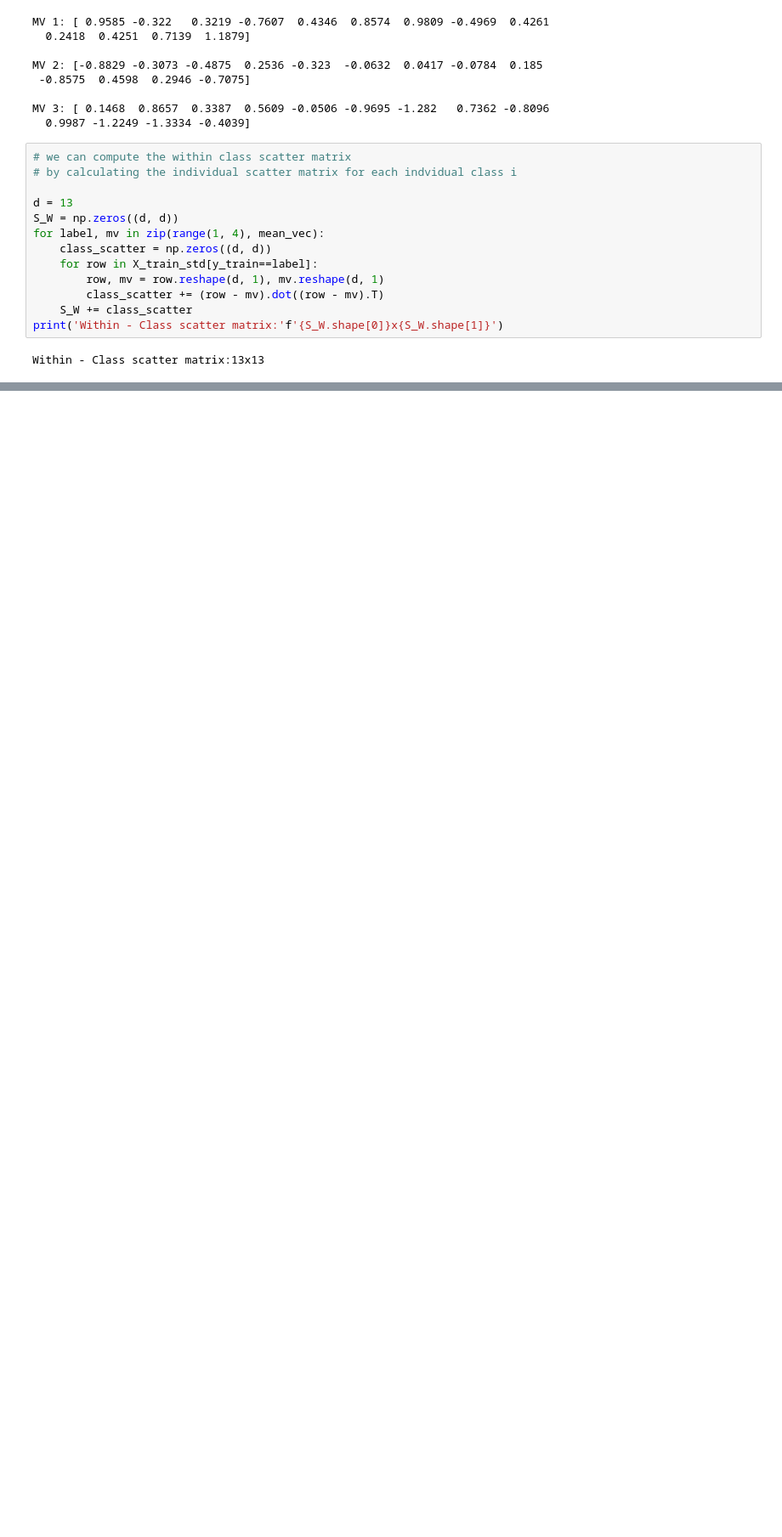
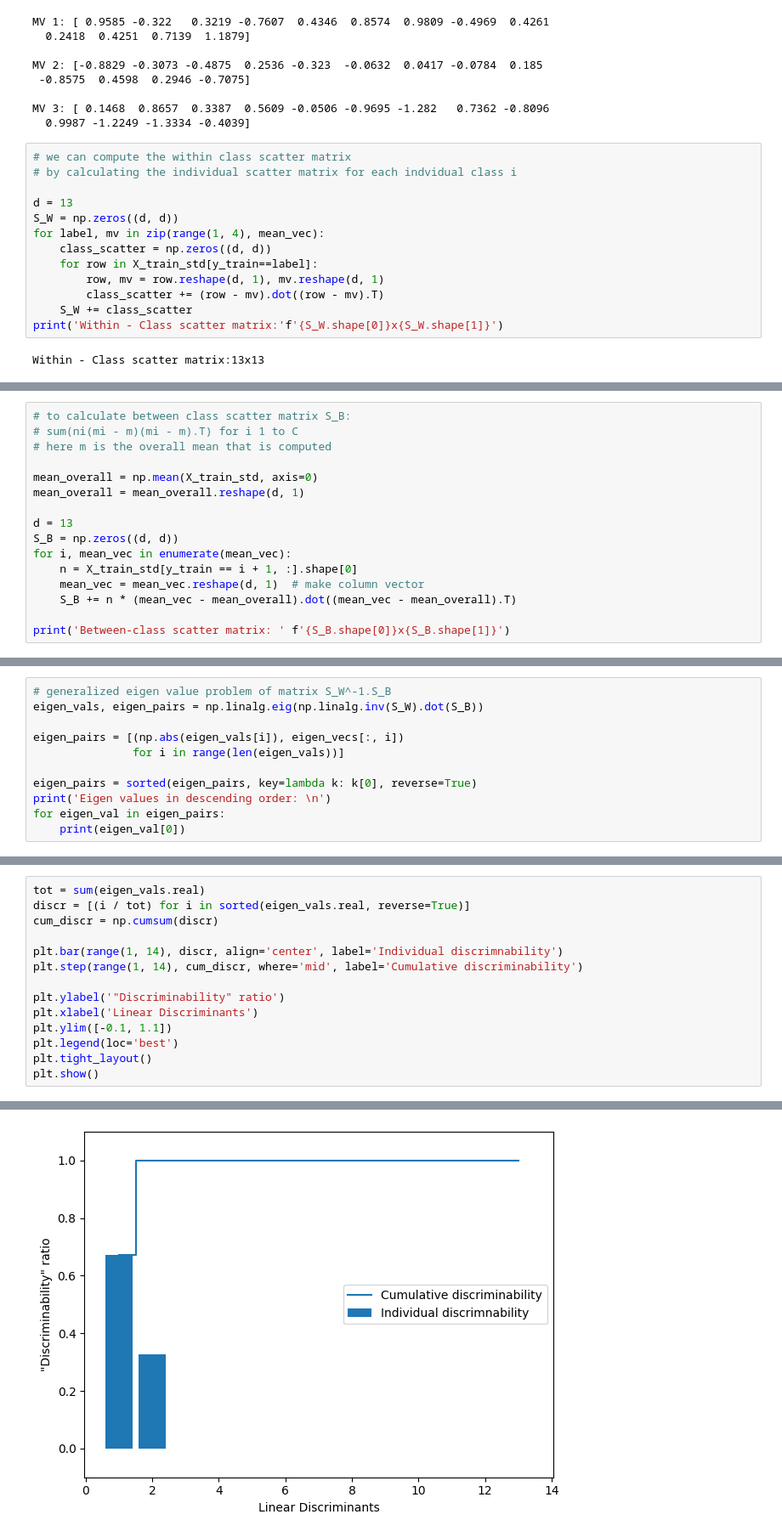
Before and after one commit to MonuSingh16/code-practice-courses-books, a Jupyter notebook: machine-learning-python/ch05-dimensionality-reduction.ipynb, the cells around one changed output, grey strips where cells are left out. Shown: that part at 85% size. Drawn from its saved outputs; the diff is of its cells as text; blank space fills up the shorter version.

```diff
--- a/machine-learning-python/ch05-dimensionality-reduction.ipynb
+++ b/machine-learning-python/ch05-dimensionality-reduction.ipynb
@@ -246,0 +256,16 @@ class label distribution: [41 50 33]
+# %%
+# to calculate between class scatter matrix S_B:
+# sum(ni(mi - m)(mi - m).T) for i 1 to C
+# here m is the overall mean that is computed
+
+mean_overall = np.mean(X_train_std, axis=0)
+mean_overall = mean_overall.reshape(d, 1)
+
+d = 13
+S_B = np.zeros((d, d))
+for i, mean_vec in enumerate(mean_vec):
+    n = X_train_std[y_train == i + 1, :].shape[0]
+    mean_vec = mean_vec.reshape(d, 1)  # make column vector
+    S_B += n * (mean_vec - mean_overall).dot((mean_vec - mean_overall).T)
+
+print('Between-class scatter matrix: ' f'{S_B.shape[0]}x{S_B.shape[1]}')
@@ -246,0 +276,11 @@ class label distribution: [41 50 33]
+# %%
+# generalized eigen value problem of matrix S_W^-1.S_B
+eigen_vals, eigen_pairs = np.linalg.eig(np.linalg.inv(S_W).dot(S_B))
+
+eigen_pairs = [(np.abs(eigen_vals[i]), eigen_vecs[:, i])
+               for i in range(len(eigen_vals))]
+
+eigen_pairs = sorted(eigen_pairs, key=lambda k: k[0], reverse=True)
+print('Eigen values in descending order: \n')
+for eigen_val in eigen_pairs:
+    print(eigen_val[0])
@@ -246,0 +303,15 @@ class label distribution: [41 50 33]
+# %%
+tot = sum(eigen_vals.real)
+discr = [(i / tot) for i in sorted(eigen_vals.real, reverse=True)]
+cum_discr = np.cumsum(discr)
+
+plt.bar(range(1, 14), discr, align='center', label='Individual discrimnability')
+plt.step(range(1, 14), cum_discr, where='mid', label='Cumulative discriminability')
+
+plt.ylabel('"Discriminability" ratio')
+plt.xlabel('Linear Discriminants')
+plt.ylim([-0.1, 1.1])
+plt.legend(loc='best')
+plt.tight_layout()
+plt.show()
+# %% [output]
@@ -246,0 +324 @@ class label distribution: [41 50 33]
+[figure, added]
```
Also changed, not shown: parts of 5 cells of this notebook.
